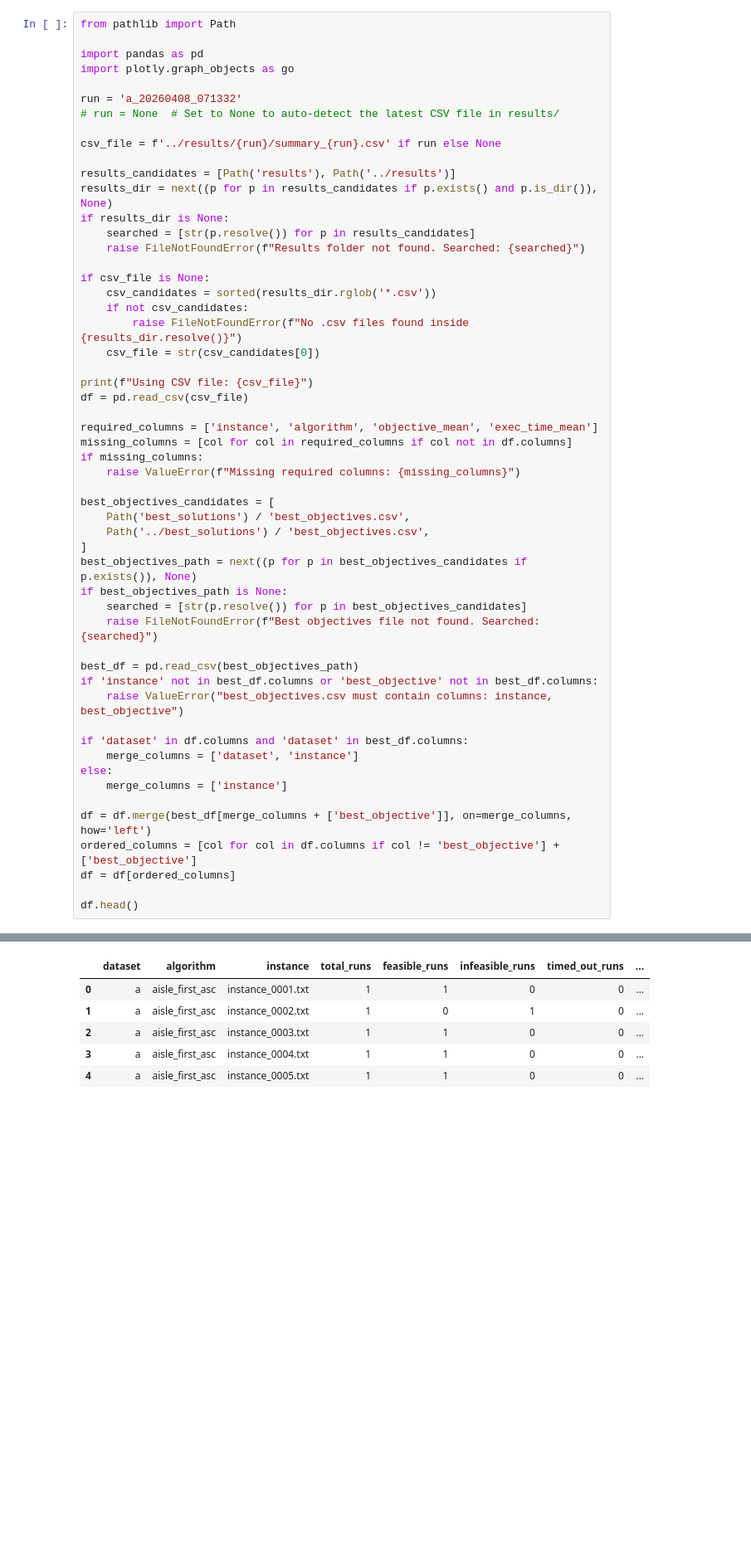
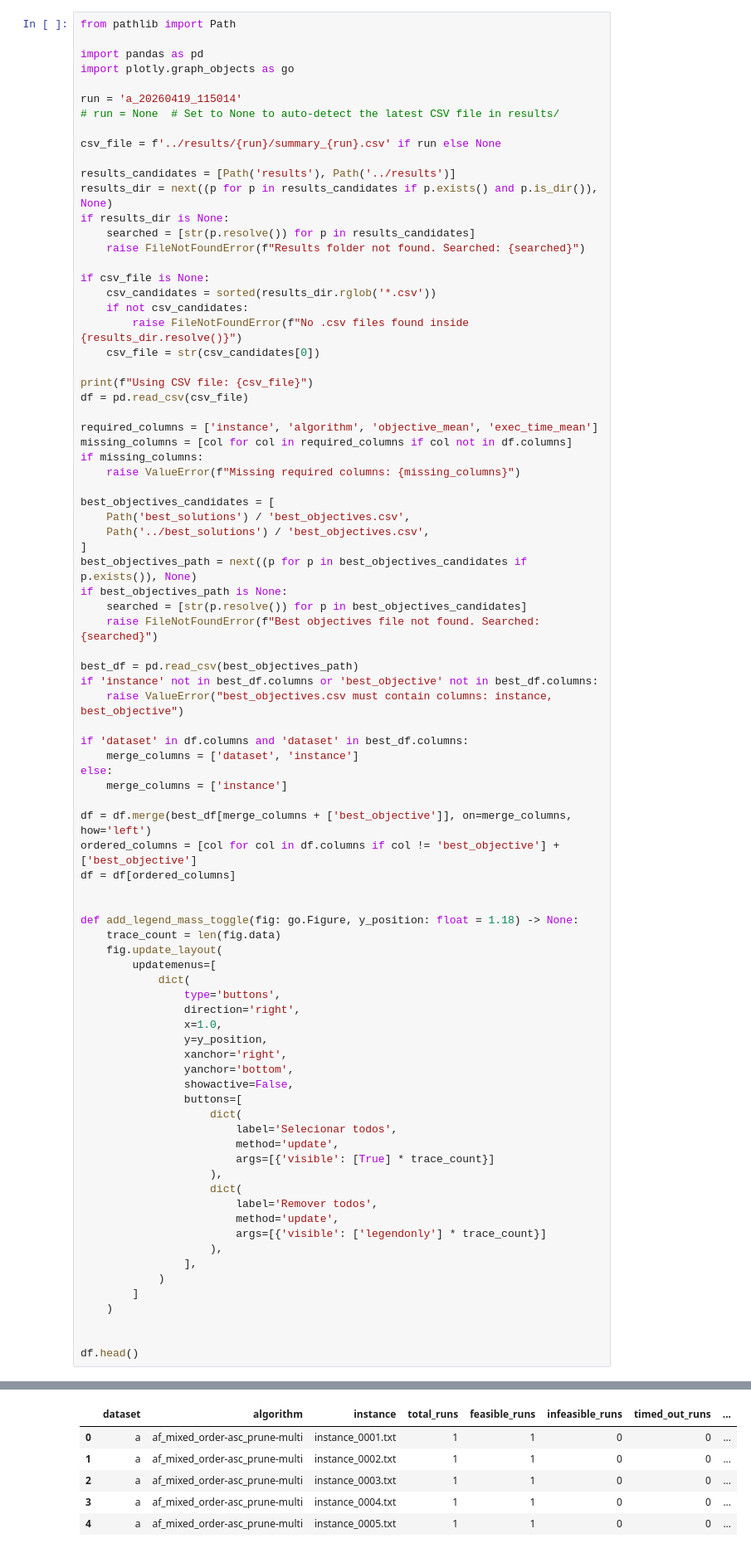
Before and after one commit to tinicius/challenge-sbpo-2025, a Jupyter notebook: notebooks/study_interactive.ipynb, the cells around one changed output, grey strips where cells are left out. Shown at 83% size. Cells and saved outputs as stored; diff of their text form; blank space fills up the shorter version.

Commit message:
aisle first

```diff
--- a/notebooks/study_interactive.ipynb
+++ b/notebooks/study_interactive.ipynb
@@ -8,7 +8,7 @@ from pathlib import Path
 import pandas as pd
 import plotly.graph_objects as go
 
-run = 'a_20260408_071332'
+run = 'a_20260419_115014'
 # run = None  # Set to None to auto-detect the latest CSV file in results/
 
 csv_file = f'../results/{run}/summary_{run}.csv' if run else None
@@ -55,5 +55,35 @@ df = df.merge(best_df[merge_columns + ['best_objective']], on=merge_columns, how
 ordered_columns = [col for col in df.columns if col != 'best_objective'] + ['best_objective']
 df = df[ordered_columns]
 
+
+def add_legend_mass_toggle(fig: go.Figure, y_position: float = 1.18) -> None:
+    trace_count = len(fig.data)
+    fig.update_layout(
+        updatemenus=[
+            dict(
+                type='buttons',
+                direction='right',
+                x=1.0,
+                y=y_position,
+                xanchor='right',
+                yanchor='bottom',
+                showactive=False,
+                buttons=[
+                    dict(
+                        label='Selecionar todos',
+                        method='update',
+                        args=[{'visible': [True] * trace_count}]
+                    ),
+                    dict(
+                        label='Remover todos',
+                        method='update',
+                        args=[{'visible': ['legendonly'] * trace_count}]
+                    ),
+                ],
+            )
+        ]
+    )
+
+
 df.head()
 # %% [output]
@@ -61,9 +91,9 @@ Using CSV file: ../results/a_20260408_071332/summary_a_20260408_071332.csv
 |  | dataset | algorithm | instance | total_runs | feasible_runs | infeasible_runs | timed_out_runs | ... |
-| 0 | a | aisle_first_asc | instance_0001.txt | 1 | 1 | 0 | 0 | ... |
-| 1 | a | aisle_first_asc | instance_0002.txt | 1 | 0 | 1 | 0 | ... |
-| 2 | a | aisle_first_asc | instance_0003.txt | 1 | 1 | 0 | 0 | ... |
-| 3 | a | aisle_first_asc | instance_0004.txt | 1 | 1 | 0 | 0 | ... |
-| 4 | a | aisle_first_asc | instance_0005.txt | 1 | 1 | 0 | 0 | ... |
+| 0 | a | af_mixed_order-asc_prune-multi | instance_0001.txt | 1 | 1 | 0 | 0 | ... |
+| 1 | a | af_mixed_order-asc_prune-multi | instance_0002.txt | 1 | 1 | 0 | 0 | ... |
+| 2 | a | af_mixed_order-asc_prune-multi | instance_0003.txt | 1 | 1 | 0 | 0 | ... |
+| 3 | a | af_mixed_order-asc_prune-multi | instance_0004.txt | 1 | 1 | 0 | 0 | ... |
+| 4 | a | af_mixed_order-asc_prune-multi | instance_0005.txt | 1 | 1 | 0 | 0 | ... |
 5 rows × 36 columns
 # %%
 # Objective Mean as % of Best Objective
```
Also changed, not shown: parts of 4 cells of this notebook, 28 other files.
